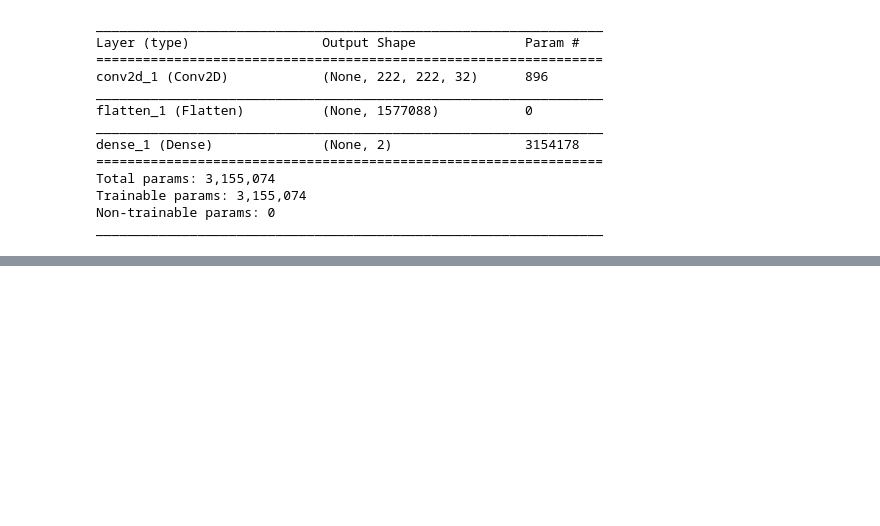
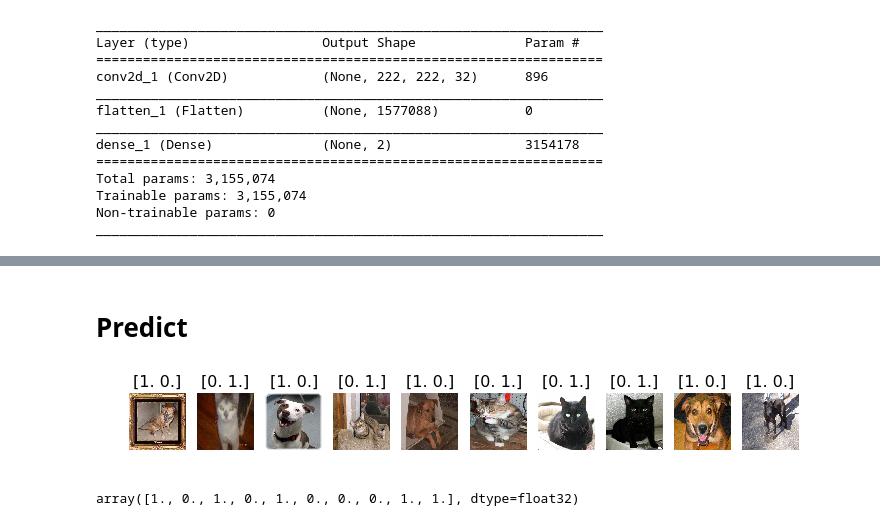
Before and after one commit to SaretMagnoslove/DeepLearning_with_Keras, a Jupyter notebook: Deeplizard/catsAndDogs/Deeplizard-CNN.ipynb, the cells around one changed output, grey strips where cells are left out. Drawn from its saved outputs; the diff is of its cells as text; code cells hidden in the pictures; blank space fills up the shorter version.

Commit message:
Make predictions with a Keras CNN Image Classifier

```diff
--- a/Deeplizard/catsAndDogs/Deeplizard-CNN.ipynb
+++ b/Deeplizard/catsAndDogs/Deeplizard-CNN.ipynb
@@ -21,7 +21,7 @@ test_path = 'test'
 # %%
 train_batchs = ImageDataGenerator().flow_from_directory(train_path, target_size=(224,224), classes=['dogs','cats'], batch_size=10)
 valid_batchs = ImageDataGenerator().flow_from_directory(valid_path, target_size=(224,224), classes=['dogs','cats'], batch_size=4)
-test_batchs = ImageDataGenerator().flow_from_directory(test_path, target_size=(224,224), classes=['dogs','cats'], batch_size=5)
+test_batchs = ImageDataGenerator().flow_from_directory(test_path, target_size=(224,224), classes=['dogs','cats'], batch_size=10)
 # %% [output]
 Found 42 images belonging to 2 classes.
 Found 16 images belonging to 2 classes.
@@ -102 +102,13 @@ Epoch 10/10
 <keras.callbacks.History at 0x...>
+# %% [markdown]
+# Predict
+# %%
+test_imgs, test_labels = next(test_batchs)
+plots(test_imgs, titles=test_labels)
+# %% [output]
+[figure, added]
+# %%
+test_labels = test_labels[:,0]
+test_labels
+# %% [output]
+array([1., 0., 1., 0., 1., 0., 0., 0., 1., 1.], dtype=float32)
```
Also changed, not shown: parts of 7 cells of this notebook.
